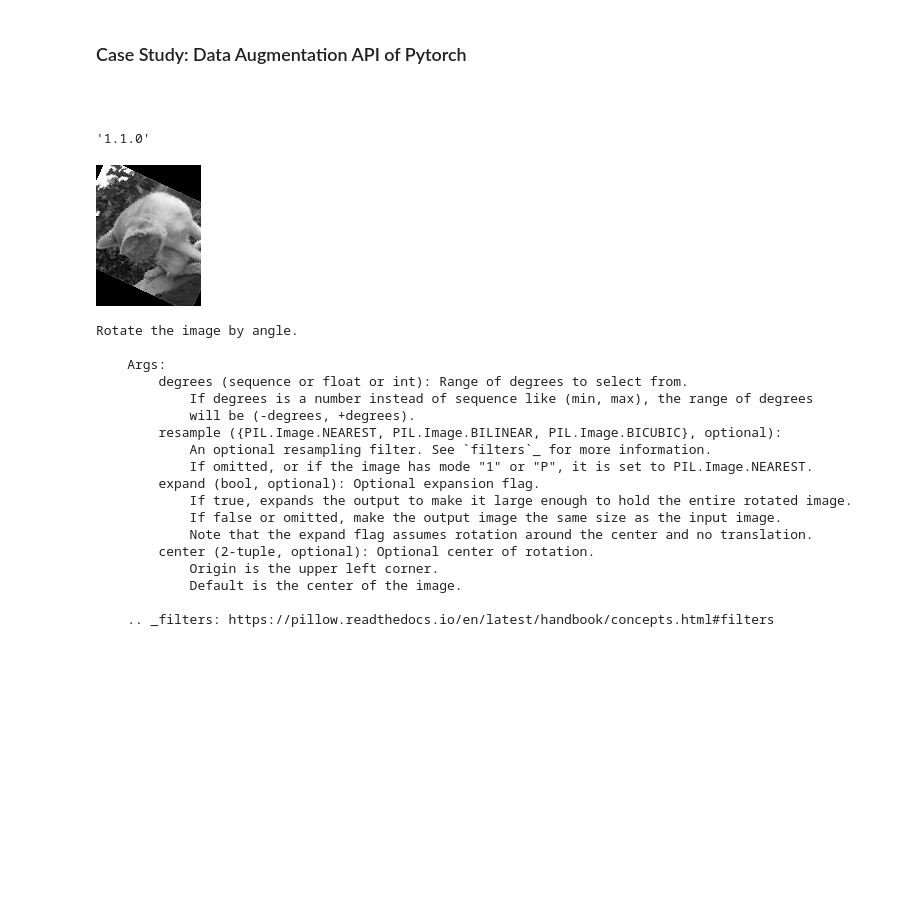
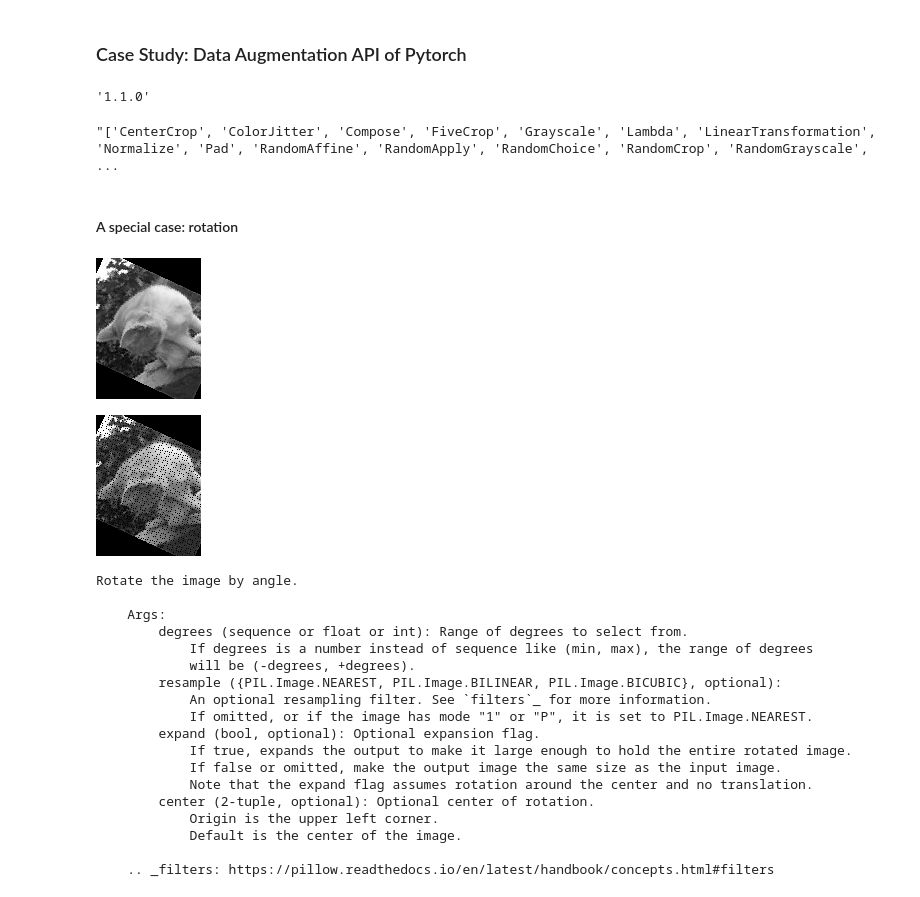
Before and after one commit to YFlag/graduation_dissertation, a Jupyter notebook: case_study_data_augmentation/pytorch_data_aug_api_study.ipynb, the cells around one changed output. Cells and saved outputs as stored; diff of their text form; code cells hidden in the pictures; blank space fills up the shorter version.

```diff
--- a/case_study_data_augmentation/pytorch_data_aug_api_study.ipynb
+++ b/case_study_data_augmentation/pytorch_data_aug_api_study.ipynb
@@ -1,25 +1,35 @@
 # %% [markdown]
 ### Case Study: Data Augmentation API of Pytorch
-# %% [markdown]
-####
-# %%
-import torch
-torch.__version__
-# %% [output]
-'1.1.0'
+# %%
+import torch
+from PIL import Image
+from torchvision import transforms
+# from transforms import Compose, RandomRotation # error!
+
+torch.__version__
+# %% [output]
+'1.1.0'
+# %%
+dir(transforms).__str__()
+# %% [output]
+"['CenterCrop', 'ColorJitter', 'Compose', 'FiveCrop', 'Grayscale', 'Lambda', 'LinearTransformation', 'Normalize', 'Pad', 'RandomAffine', 'RandomApply', 'RandomChoice', 'RandomCrop', 'RandomGrayscale', ...
+# %% [markdown]
+#### A special case: rotation
 # %%
-from PIL import Image
 from torchvision.transforms import RandomRotation
-# from transforms import Compose, RandomRotation # error!
 
-from custom_data_aug_api import rotate,
-
+import importlib
+import custom_data_aug_api
+importlib.reload(custom_data_aug_api)
+from custom_data_aug_api import rotate
 
 im = Image.open('test.jpg').convert('L')
 T = RandomRotation((65, 65))
-T(im)
+display(T(im))
+display(rotate(im, 65, center=True))
 # %% [output]
 [figure]
+[figure, added]
 # %%
 print(RandomRotation.__doc__)
 # %% [output]
```
Also changed, not shown: parts of 3 cells of this notebook, 5 other files.
